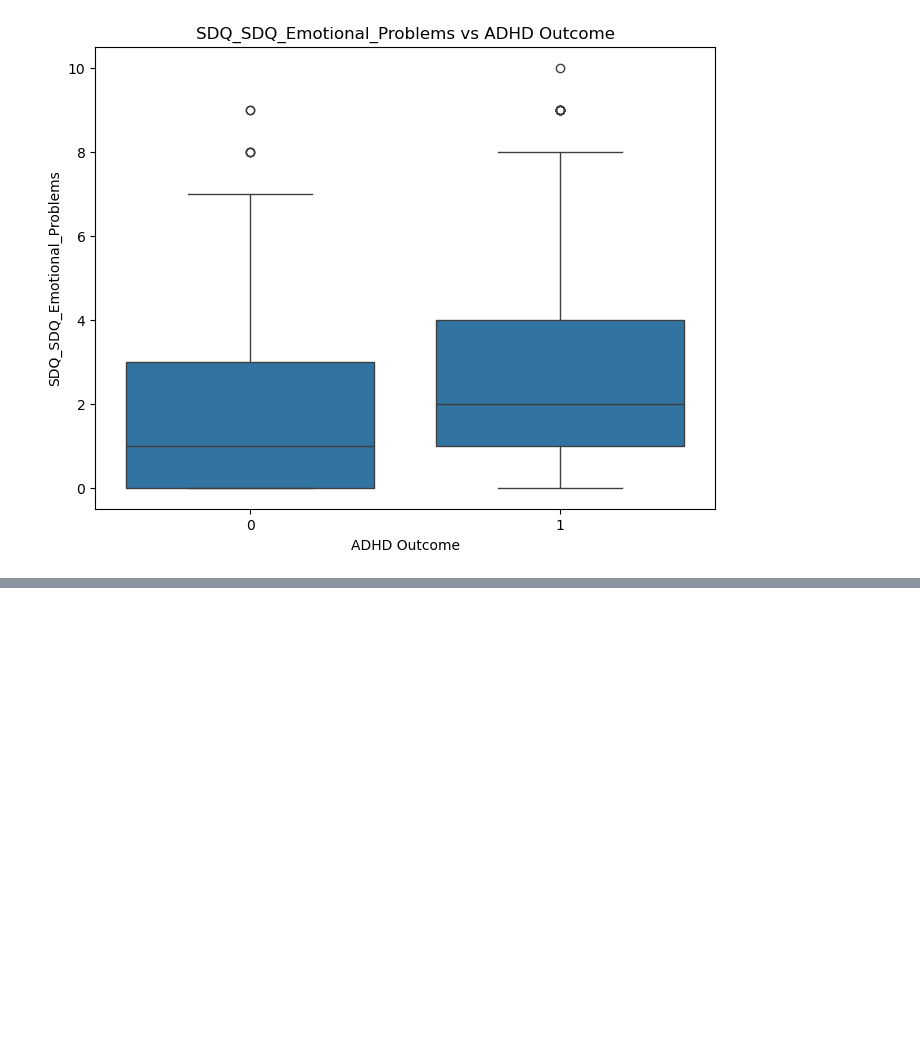
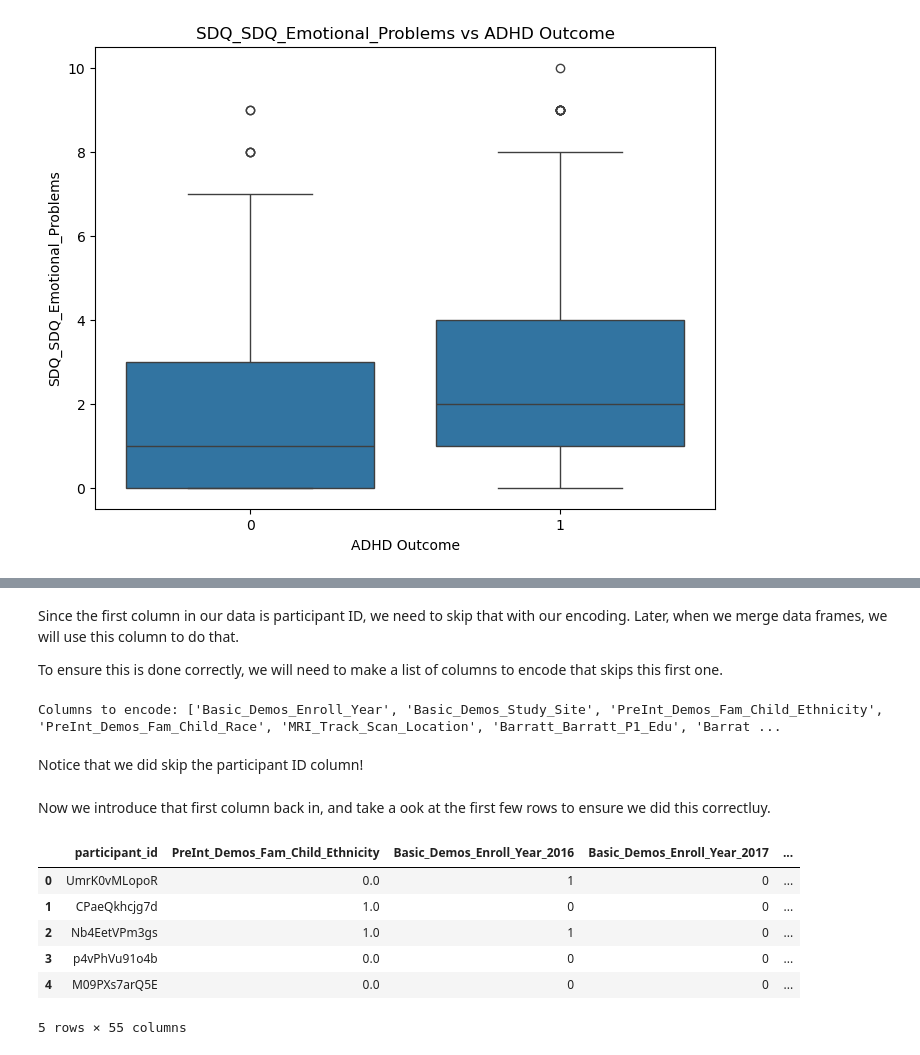
Before and after one commit to Arcturus816/Predicting_ADHD_in_Women, a Jupyter notebook: ADHD_Clean_EDA.ipynb, the cells around one changed output, grey strips where cells are left out. Drawn from its saved outputs; the diff is of its cells as text; code cells hidden in the pictures; blank space fills up the shorter version.

Commit message:
Add files via upload
Contains work through initial use of XGBoost. From here, you should use linear regression and other techniques to perform feature selection.

```diff
--- a/ADHD_Clean_EDA.ipynb
+++ b/ADHD_Clean_EDA.ipynb
@@ -432,0 +545,37 @@ plt.show()
+# %%
+for col in train_cat.select_dtypes(include='int').columns:
+    train_cat[col] = train_cat[col].astype('category')
+# %% [markdown]
+Since the first column in our data is participant ID, we need to skip that with our encoding. Later, when we merge data frames, we will use this column to do that.
+
+To ensure this is done correctly, we will need to make a list of columns to encode that skips this first one.
+# %%
+# Creating a list of all of the columns except the first
+columns_to_encode = train_cat.columns[1:].tolist()
+
+# Print the columns to encode
+print("Columns to encode:", columns_to_encode)
+# %% [output]
+Columns to encode: ['Basic_Demos_Enroll_Year', 'Basic_Demos_Study_Site', 'PreInt_Demos_Fam_Child_Ethnicity', 'PreInt_Demos_Fam_Child_Race', 'MRI_Track_Scan_Location', 'Barratt_Barratt_P1_Edu', 'Barrat ...
+# %% [markdown]
+Notice that we did skip the participant ID column!
+# %%
+# encoding categorical data, had to change .applymap to .map for more up to date file
+train_encoded = pd.get_dummies(train_cat[columns_to_encode], drop_first=True)
+train_encoded = train_encoded.map(lambda x: 1 if x is True else (0 if x is False else x))
+# %% [markdown]
+Now we introduce that first column back in, and take a ook at the first few rows to ensure we did this correctluy.
+# %%
+# Combine encoded columns with the rest of the DataFrame
+cat_train_final = pd.concat([train_cat.drop(columns=columns_to_encode), train_encoded], axis=1)
+
+# ensure it looks correct
+cat_train_final.head()
+# %% [output]
+|  | participant_id | PreInt_Demos_Fam_Child_Ethnicity | Basic_Demos_Enroll_Year_2016 | Basic_Demos_Enroll_Year_2017 | ... |
+| 0 | UmrK0vMLopoR | 0.0 | 1 | 0 | ... |
+| 1 | CPaeQkhcjg7d | 1.0 | 0 | 0 | ... |
+| 2 | Nb4EetVPm3gs | 1.0 | 1 | 0 | ... |
+| 3 | p4vPhVu91o4b | 0.0 | 0 | 0 | ... |
+| 4 | M09PXs7arQ5E | 0.0 | 0 | 0 | ... |
+5 rows × 55 columns
```
Also changed, not shown: parts of 50 cells of this notebook.
